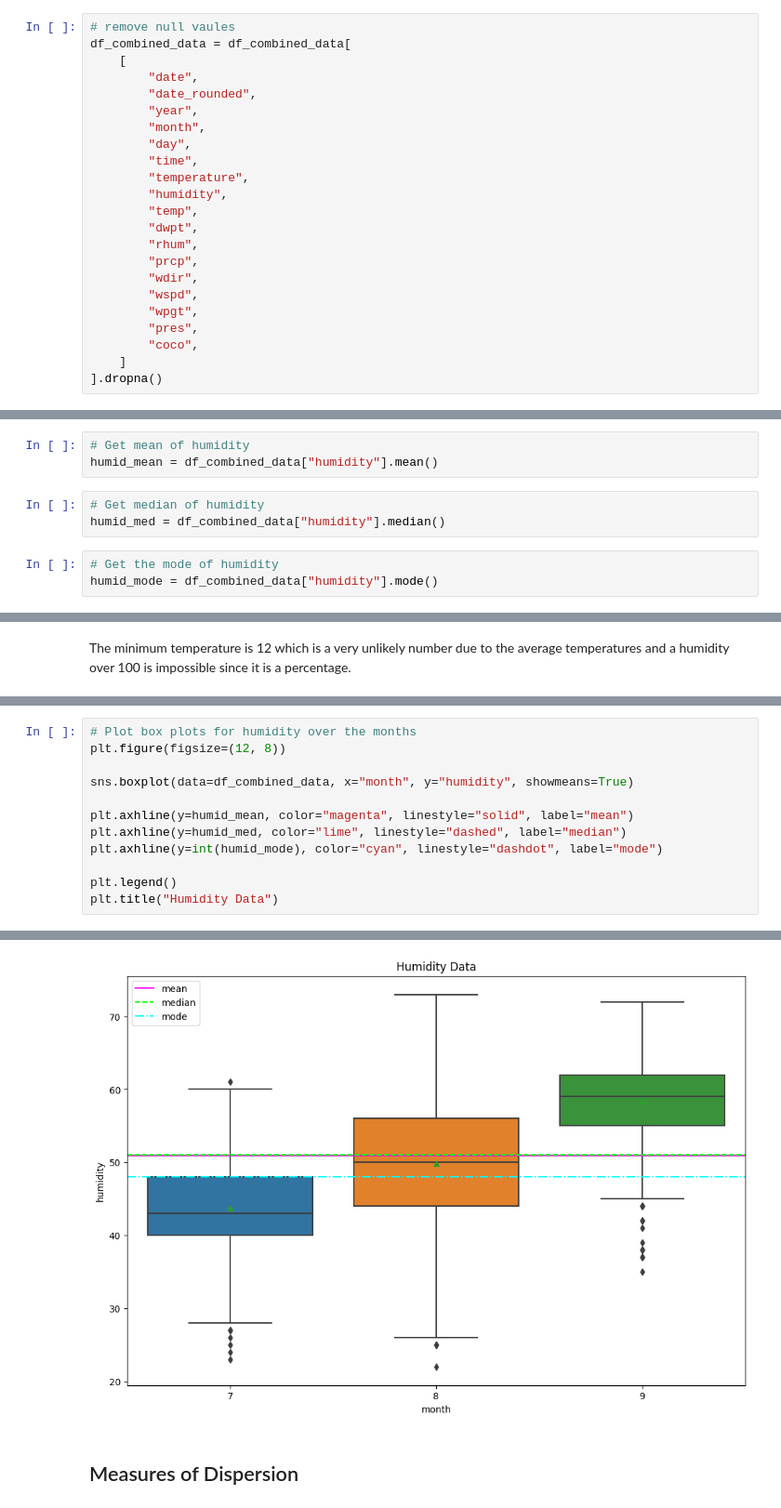
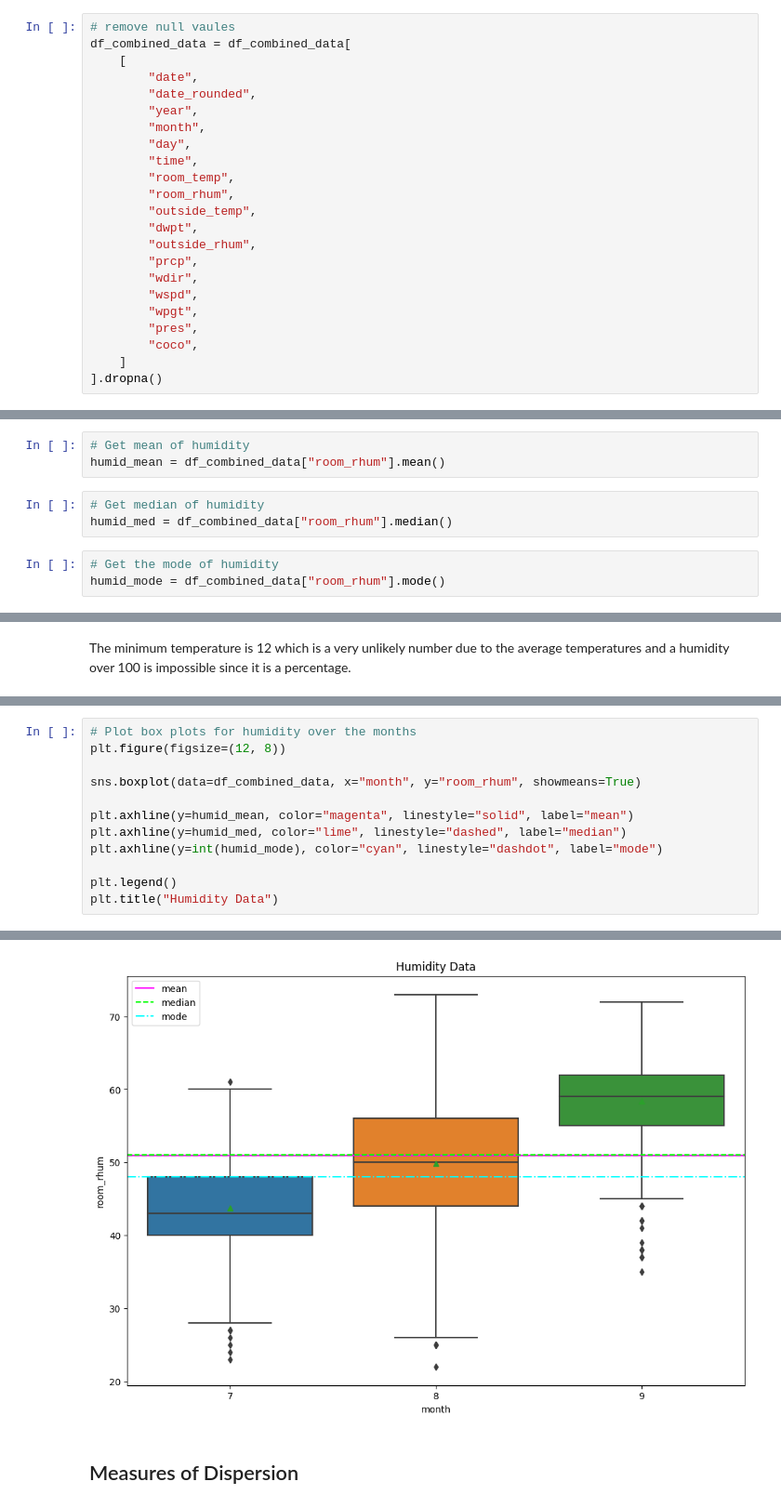
Before and after one commit to stephenjera/Kaggle-Projects, a Jupyter notebook: Temperature_Humidity_Dataset/temperature_data.ipynb, the cells around one changed output, grey strips where cells are left out. Shown at 93% size. Drawn from its saved outputs; the diff is of its cells as text.

```diff
--- a/Temperature_Humidity_Dataset/temperature_data.ipynb
+++ b/Temperature_Humidity_Dataset/temperature_data.ipynb
@@ -320,11 +323,11 @@ df_combined_data = df_combined_data[
         "month",
         "day",
         "time",
-        "temperature",
-        "humidity",
-        "temp",
+        "room_temp",
+        "room_rhum",
+        "outside_temp",
         "dwpt",
-        "rhum",
+        "outside_rhum",
         "prcp",
         "wdir",
         "wspd",
@@ -439,11 +442,11 @@ Name: temperature, dtype: float64
 # %%
 # Get mean of humidity
-humid_mean = df_combined_data["humidity"].mean()
+humid_mean = df_combined_data["room_rhum"].mean()
 # %%
 # Get median of humidity
-humid_med = df_combined_data["humidity"].median()
+humid_med = df_combined_data["room_rhum"].median()
 # %%
 # Get the mode of humidity
-humid_mode = df_combined_data["humidity"].mode()
+humid_mode = df_combined_data["room_rhum"].mode()
 # %%
 # Get percentage of humidity values
@@ -503,18 +506,18 @@ Text(0.5, 1.0, 'Temperature Data')
 # %%
 # Plot box plots for humidity over the months
 plt.figure(figsize=(12, 8))
 
-sns.boxplot(data=df_combined_data, x="month", y="humidity", showmeans=True)
+sns.boxplot(data=df_combined_data, x="month", y="room_rhum", showmeans=True)
 
 plt.axhline(y=humid_mean, color="magenta", linestyle="solid", label="mean")
 plt.axhline(y=humid_med, color="lime", linestyle="dashed", label="median")
 plt.axhline(y=int(humid_mode), color="cyan", linestyle="dashdot", label="mode")
 
 plt.legend()
 plt.title("Humidity Data")
 # %% [output]
 Text(0.5, 1.0, 'Humidity Data')
-[figure, old version]
+[figure, new version]
 # %% [markdown]
 ## Measures of Dispersion
 # %%
```
Also changed, not shown: parts of 25 cells of this notebook.
